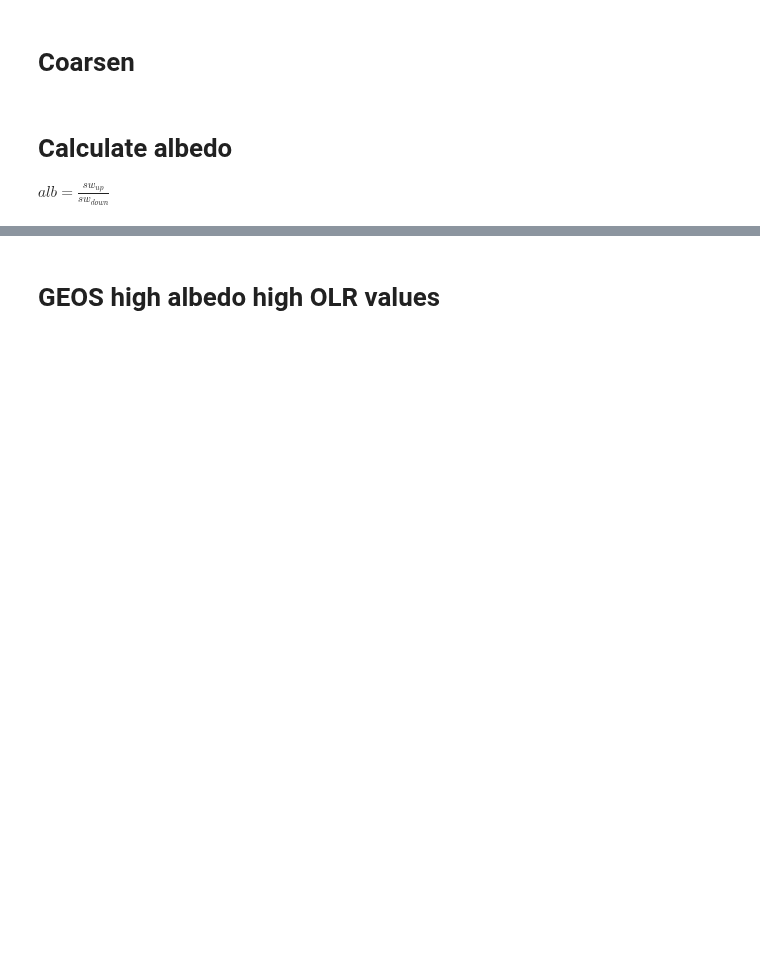
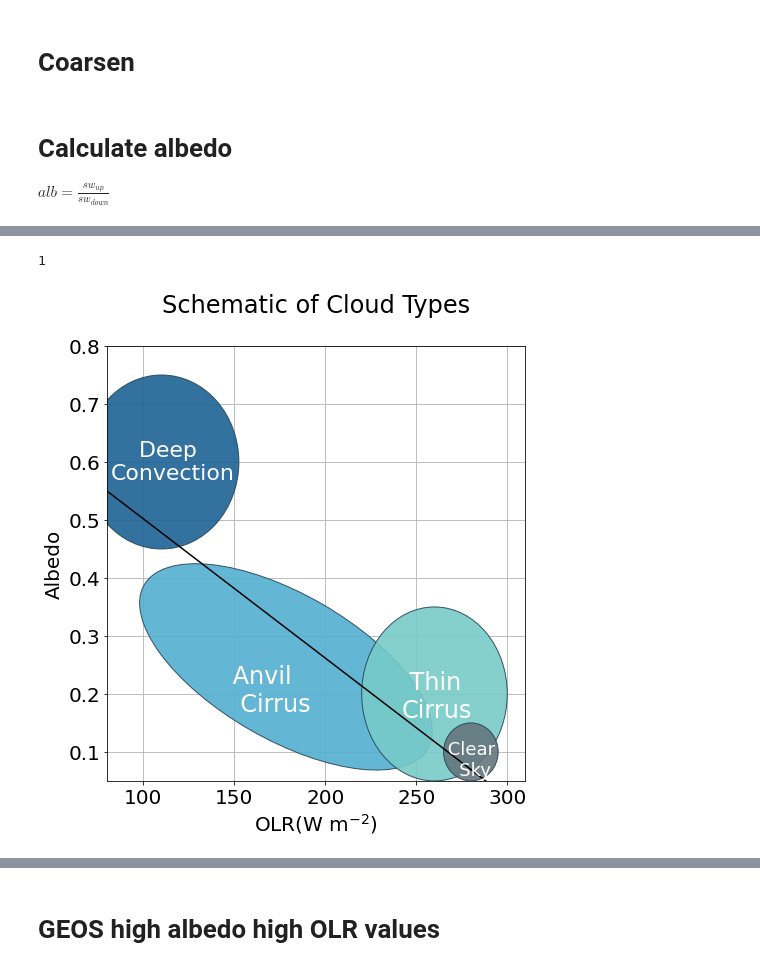
Before and after one commit to smturbev/dyamond2, a Jupyter notebook: python_scripts/joint_hist.ipynb, the cells around one changed output, grey strips where cells are left out. Drawn from its saved outputs; the diff is of its cells as text; code cells hidden in the pictures; blank space fills up the shorter version.

```diff
--- a/python_scripts/joint_hist.ipynb
+++ b/python_scripts/joint_hist.ipynb
@@ -165,0 +252,8 @@ da_olr.shape, da_alb.shape, da_swu.shape, da_swd.shape
+# %%
+fig, ax = plt.subplots(1,1,figsize=(7.5,8))
+schematic(ax=ax, arrow=False)
+plt.savefig("../plots/TWP/jhist_schematic_obs.png",dpi=200)
+plt.show()
+# %% [output]
+1
+[figure, added]
```
Also changed, not shown: parts of 49 cells of this notebook, 24 other files.
